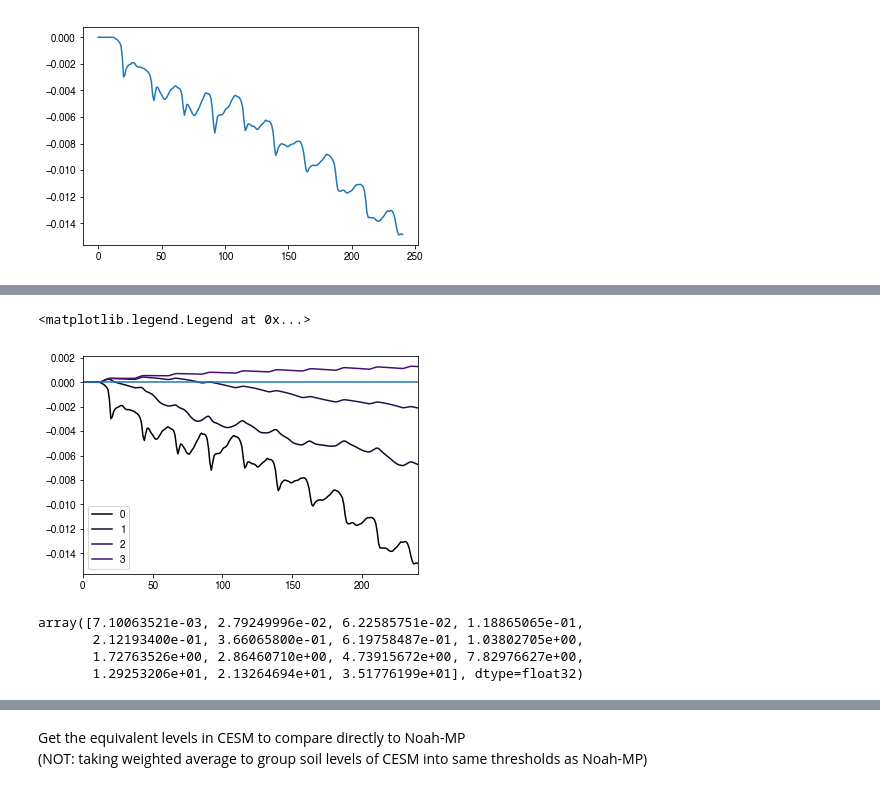
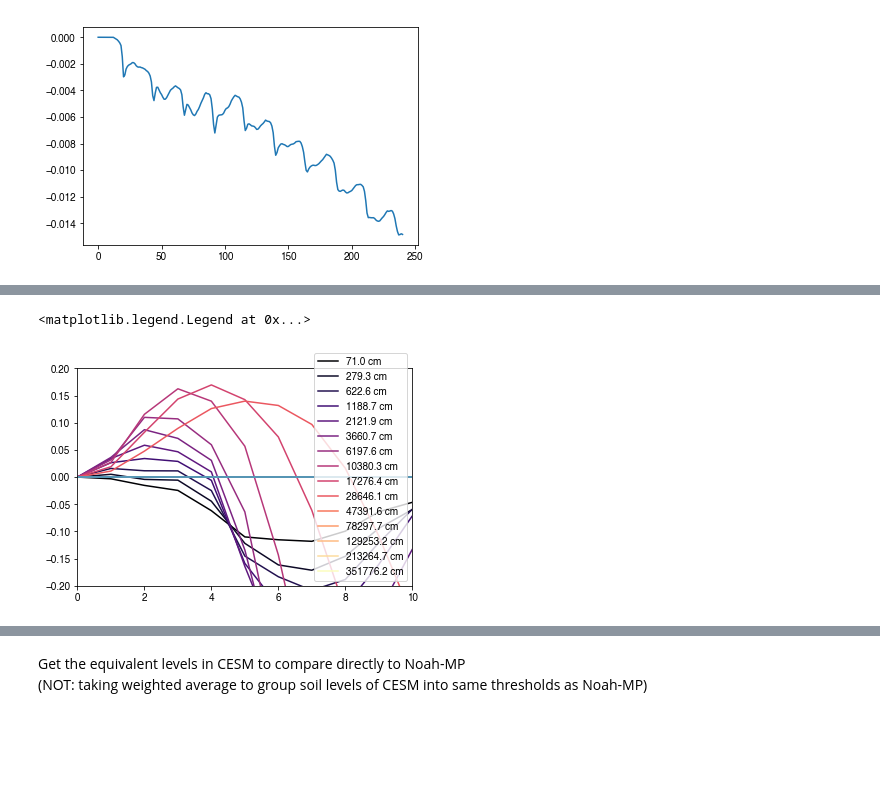
Before and after one commit to bairdlangenbrunner/amazon-phys-response-paper, a Jupyter notebook: scripts/REVISION1_CESM_and_WRF_soil_moisture_runs.ipynb, the cells around one changed output, grey strips where cells are left out. Drawn from its saved outputs; the diff is of its cells as text; code cells hidden in the pictures; blank space fills up the shorter version.

```diff
--- a/scripts/REVISION1_CESM_and_WRF_soil_moisture_runs.ipynb
+++ b/scripts/REVISION1_CESM_and_WRF_soil_moisture_runs.ipynb
@@ -520,0 +599,8 @@ mp.plot(soilh2o_dry_diffs[:,0])
+# %%
+cesm_equiv_1 = numpy.average(SOILLIQ_dry_diffs[:,[2,3]], axis=1, weights=cesm_soil_levels[1:3])
+cesm_equiv_2 = numpy.average(SOILLIQ_dry_diffs[:,[4,5]], axis=1, weights=cesm_soil_levels[7:9])
+cesm_equiv_3 = SOILLIQ_dry_diffs[:,6]
+cesm_equiv_4 = SOILLIQ_dry_diffs[:,7]
+
+cesm_equiv_soilh2o = numpy.array([cesm_equiv_1, cesm_equiv_2, cesm_equiv_3, cesm_equiv_4])
+cesm_equiv_soilh2o = (cesm_equiv_soilh2o.T/(1000*layer_thickness_cesm)).T
@@ -520,0 +772,27 @@ mp.plot(soilh2o_dry_diffs[:,0])
+# %%
+fig = mp.figure(figsize=(6.5,3))
+
+ax = fig.add_subplot(111)
+color_list = [matplotlib.cm.magma(i) for i in numpy.linspace(0,1,SOILLIQ_dry_diffs.shape[1])]
+for i in range(4):
+    plot_this = pandas.Series(cesm_equiv_soilh2o[i,:]).rolling(window=365, min_periods=10).mean()
+    ax.plot(plot_this, color=color_list[i], label='{:.1f} cm'.format(layer_depth_cesm[i]*100.)) #SOILLIQ_dry_diffs[:,1])#
+#ax.set_xlim(0,1000)
+#mp.ylim(-.007,.002)
+ax.axhline(0, ls='--', lw=0.5, c='0.1')
+ax.legend(loc=4)
+ax.text(s='CESM soil moisture changes (over dry Amazon)', x=0, y=1.02,\
+        ha='left', va='bottom', transform=ax.transAxes, fontsize=fontsize)
+ax.set_xlabel('days', fontsize=fontsize)
+ax.set_ylabel('m m$^{\,-3}$', fontsize=fontsize)
+
+ax2 = ax.twinx()
+plot_this = pandas.Series(PRECT_dry_diffs*86400.*1000.).rolling(window=365, min_periods=10).mean()
+ax2.plot(plot_this, color='firebrick')
+
+ax2.spines['right'].set_color('firebrick')
+ax2.tick_params(axis='y', color='firebrick')
+#ax2.yaxis.label.set_color('firebrick')
+[t.set_color('firebrick') for t in ax2.yaxis.get_ticklabels()]
+
+ax2.set_ylabel('mm day$^{\,-1}$', color='firebrick')
@@ -521,18 +802,11 @@ mp.plot(soilh2o_dry_diffs[:,0])
 # %%
 color_list = [matplotlib.cm.magma(i) for i in numpy.linspace(0,1,SOILLIQ_dry_diffs.shape[1])]
-for i in range(soilh2o_dry_diffs.shape[1]):
-    mp.plot(soilh2o_dry_diffs[:,i], color=color_list[i], label=str(i)) #SOILLIQ_dry_diffs[:,1])#
-mp.xlim(0,240)
-#mp.ylim(-.8,.2)
+for i in range(SOILLIQ_dry_diffs.shape[1]):
+    mp.plot(SOILLIQ_dry_diffs[:,i], color=color_list[i], label='{:.1f} cm'.format(soil_levels[i]*100.)) #SOILLIQ_dry_diffs[:,1])#
+mp.xlim(0,10)
+mp.ylim(-.2,.2)
 mp.axhline(0)
-mp.legend()
+mp.legend(loc=4)
 # %% [output]
 <matplotlib.legend.Legend at 0x...>
-[figure, old version]
+[figure, new version]
-# %%
-soil_levels
-# %% [output]
-array([7.10063521e-03, 2.79249996e-02, 6.22585751e-02, 1.18865065e-01,
-       2.12193400e-01, 3.66065800e-01, 6.19758487e-01, 1.03802705e+00,
-       1.72763526e+00, 2.86460710e+00, 4.73915672e+00, 7.82976627e+00,
-       1.29253206e+01, 2.13264694e+01, 3.51776199e+01], dtype=float32)
```
Also changed, not shown: parts of 30 cells of this notebook, 27 other files.
